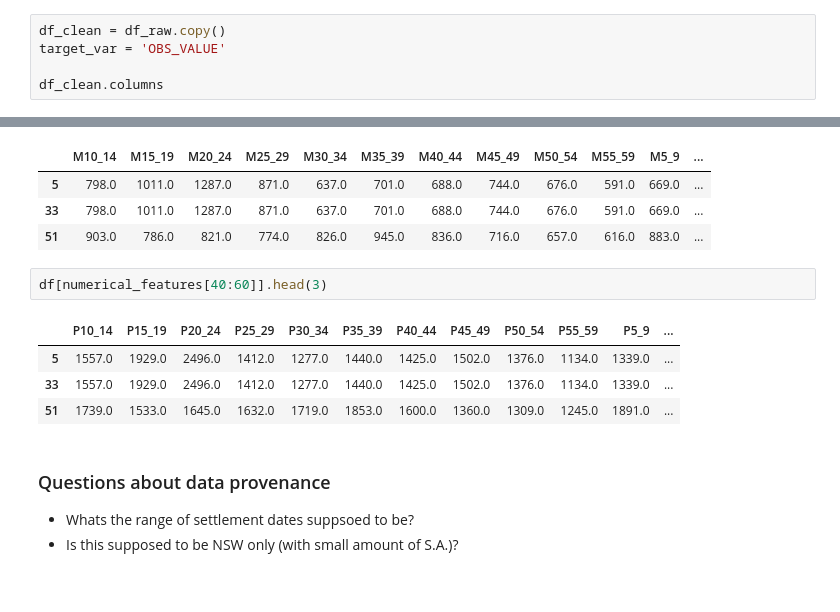
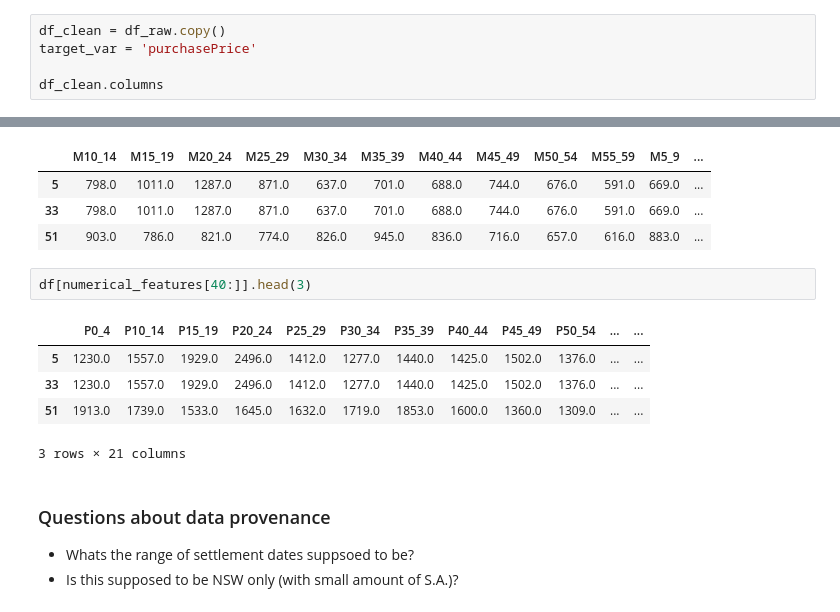
Before and after one commit to Tell1/prop-recommender, a Jupyter notebook: notebooks/clean_features.ipynb, the cells around one changed output, grey strips where cells are left out. Drawn from its saved outputs; the diff is of its cells as text.

```diff
--- a/notebooks/clean_features.ipynb
+++ b/notebooks/clean_features.ipynb
@@ -18,6 +18,6 @@ df_raw.head()
 # %%
 df_clean = df_raw.copy()
-target_var = 'OBS_VALUE'
+target_var = 'purchasePrice'
 
 df_clean.columns
 # %% [output]
@@ -107,12 +134,13 @@ df[numerical_features[20:40]].head(3)
 | 33 | 798.0 | 1011.0 | 1287.0 | 871.0 | 637.0 | 701.0 | 688.0 | 744.0 | 676.0 | 591.0 | 669.0 | ... |
 | 51 | 903.0 | 786.0 | 821.0 | 774.0 | 826.0 | 945.0 | 836.0 | 716.0 | 657.0 | 616.0 | 883.0 | ... |
 # %%
-df[numerical_features[40:60]].head(3)
+df[numerical_features[40:]].head(3)
 # %% [output]
-|  | P10_14 | P15_19 | P20_24 | P25_29 | P30_34 | P35_39 | P40_44 | P45_49 | P50_54 | P55_59 | P5_9 | ... |
-| 5 | 1557.0 | 1929.0 | 2496.0 | 1412.0 | 1277.0 | 1440.0 | 1425.0 | 1502.0 | 1376.0 | 1134.0 | 1339.0 | ... |
-| 33 | 1557.0 | 1929.0 | 2496.0 | 1412.0 | 1277.0 | 1440.0 | 1425.0 | 1502.0 | 1376.0 | 1134.0 | 1339.0 | ... |
-| 51 | 1739.0 | 1533.0 | 1645.0 | 1632.0 | 1719.0 | 1853.0 | 1600.0 | 1360.0 | 1309.0 | 1245.0 | 1891.0 | ... |
+|  | P0_4 | P10_14 | P15_19 | P20_24 | P25_29 | P30_34 | P35_39 | P40_44 | P45_49 | P50_54 | ... | ... |
+| 5 | 1230.0 | 1557.0 | 1929.0 | 2496.0 | 1412.0 | 1277.0 | 1440.0 | 1425.0 | 1502.0 | 1376.0 | ... | ... |
+| 33 | 1230.0 | 1557.0 | 1929.0 | 2496.0 | 1412.0 | 1277.0 | 1440.0 | 1425.0 | 1502.0 | 1376.0 | ... | ... |
+| 51 | 1913.0 | 1739.0 | 1533.0 | 1645.0 | 1632.0 | 1719.0 | 1853.0 | 1600.0 | 1360.0 | 1309.0 | ... | ... |
+3 rows × 21 columns
 # %% [markdown]
 ### Questions about data provenance
 - Whats the range of settlement dates suppsoed to be?
```
Also changed, not shown: parts of 14 cells of this notebook, 3 other files.
